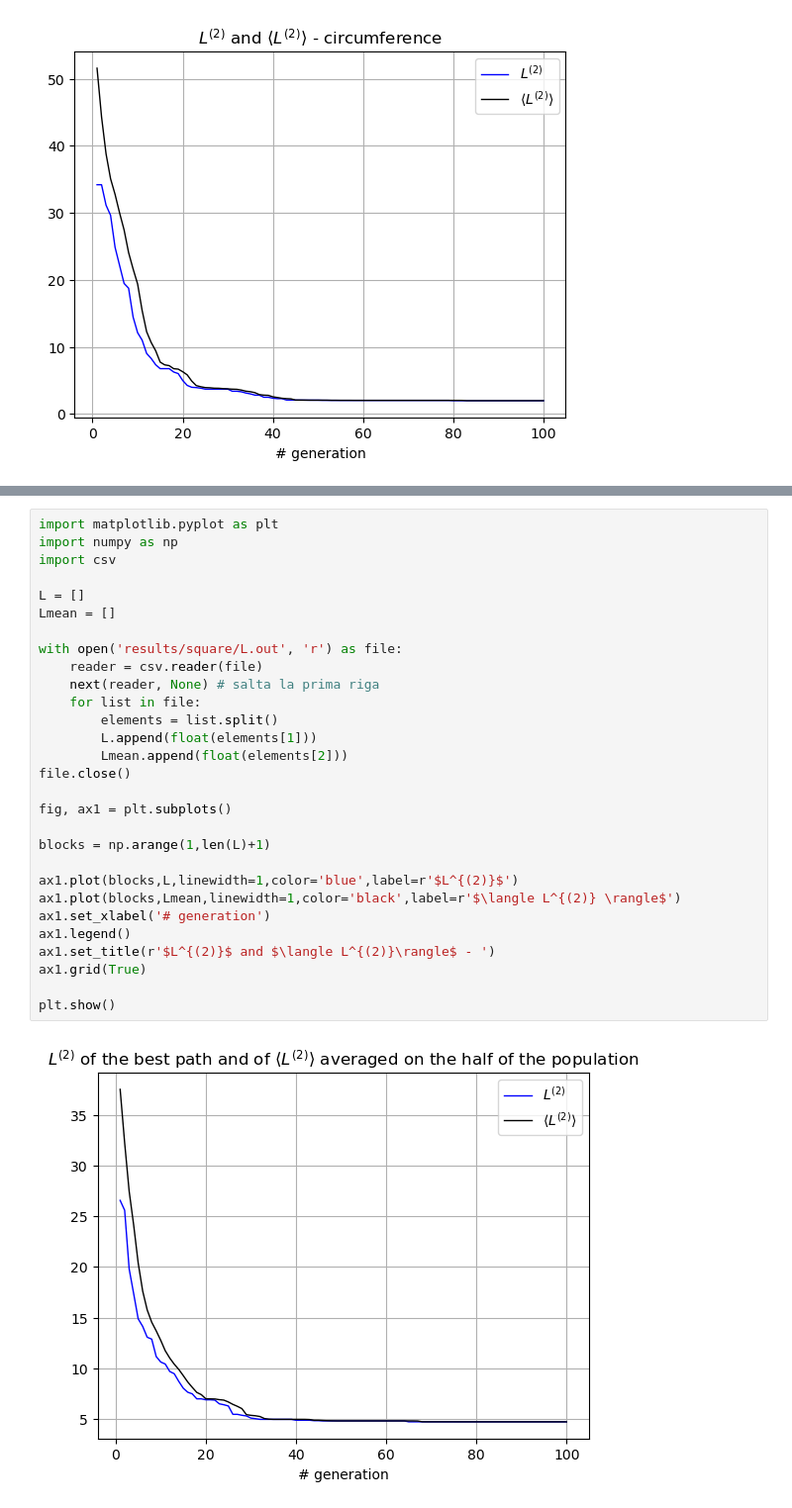
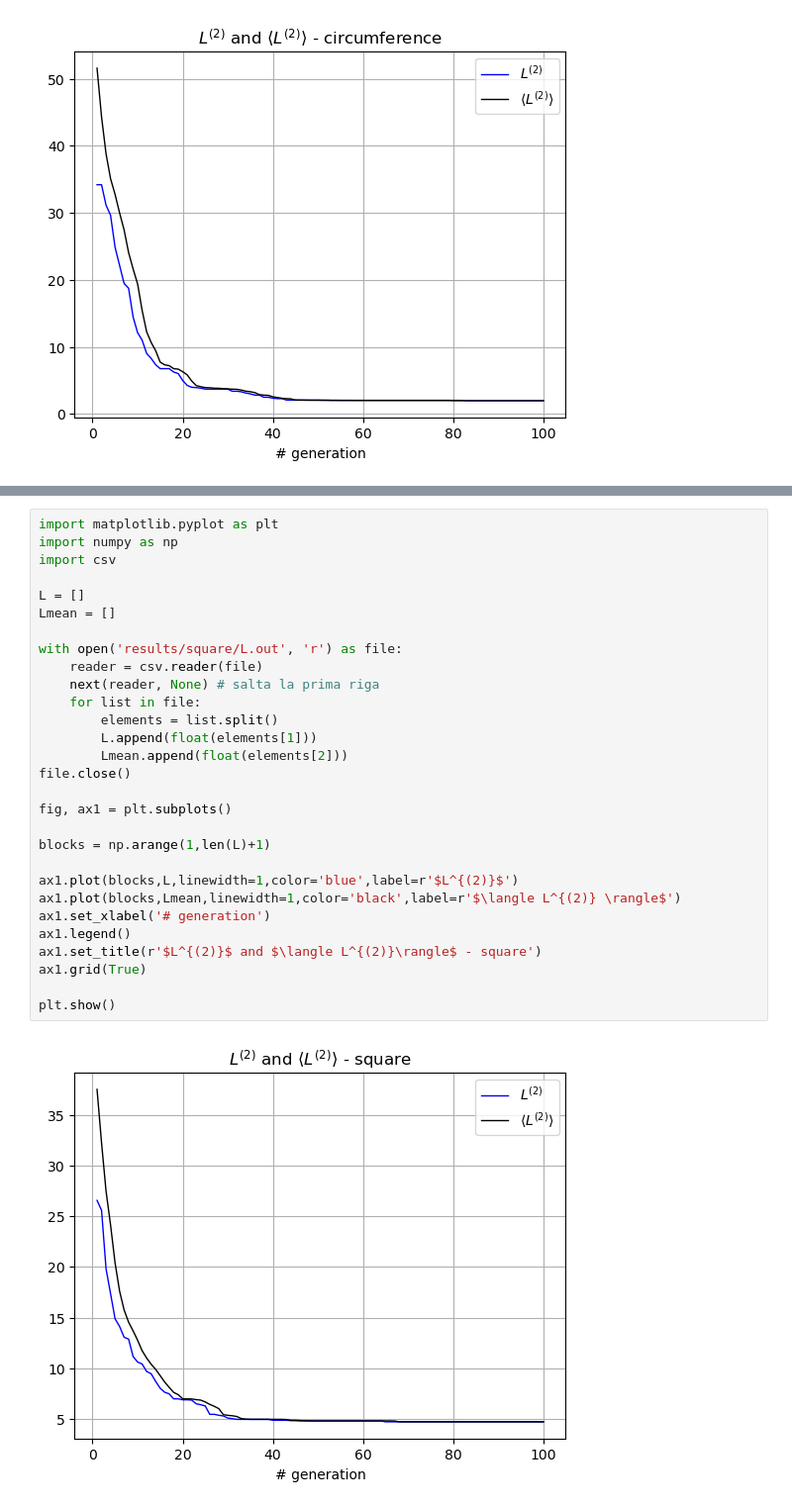
Before and after one commit to edoiannu/LSN_Exercises_Iannucci, a Jupyter notebook: Exercises_09/LSN_Exercises_09.ipynb, the cells around one changed output, grey strips where cells are left out. Shown at 99% size. Saved outputs shown, nothing was run; the diff lists cells and outputs as text.

```diff
--- a/Exercises_09/LSN_Exercises_09.ipynb
+++ b/Exercises_09/LSN_Exercises_09.ipynb
@@ -214,34 +214,34 @@ plt.show()
 # %%
 import matplotlib.pyplot as plt
 import numpy as np
 import csv
 
 L = []
 Lmean = []
 
 with open('results/square/L.out', 'r') as file:
     reader = csv.reader(file)
     next(reader, None) # salta la prima riga
     for list in file:
         elements = list.split()
         L.append(float(elements[1]))
         Lmean.append(float(elements[2]))
 file.close()
 
 fig, ax1 = plt.subplots()
 
 blocks = np.arange(1,len(L)+1)
 
 ax1.plot(blocks,L,linewidth=1,color='blue',label=r'$L^{(2)}$')
 ax1.plot(blocks,Lmean,linewidth=1,color='black',label=r'$\langle L^{(2)} \rangle$')
 ax1.set_xlabel('# generation')
 ax1.legend()
-ax1.set_title(r'$L^{(2)}$ and $\langle L^{(2)}\rangle$ - ')
+ax1.set_title(r'$L^{(2)}$ and $\langle L^{(2)}\rangle$ - square')
 ax1.grid(True)
 
 plt.show()
 # %% [output]
-[figure, old version]
+[figure, new version]
 # %%
 import matplotlib.pyplot as plt
 import csv
```
Also changed, not shown: parts of 2 cells of this notebook.
